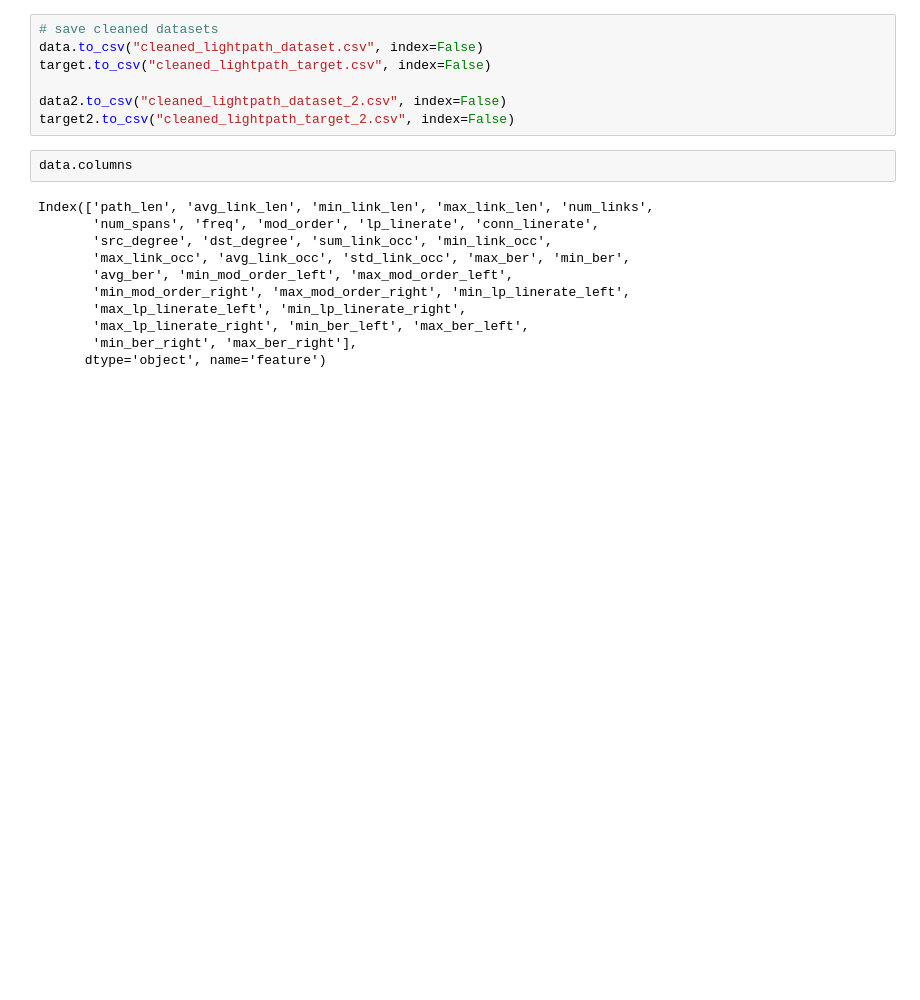
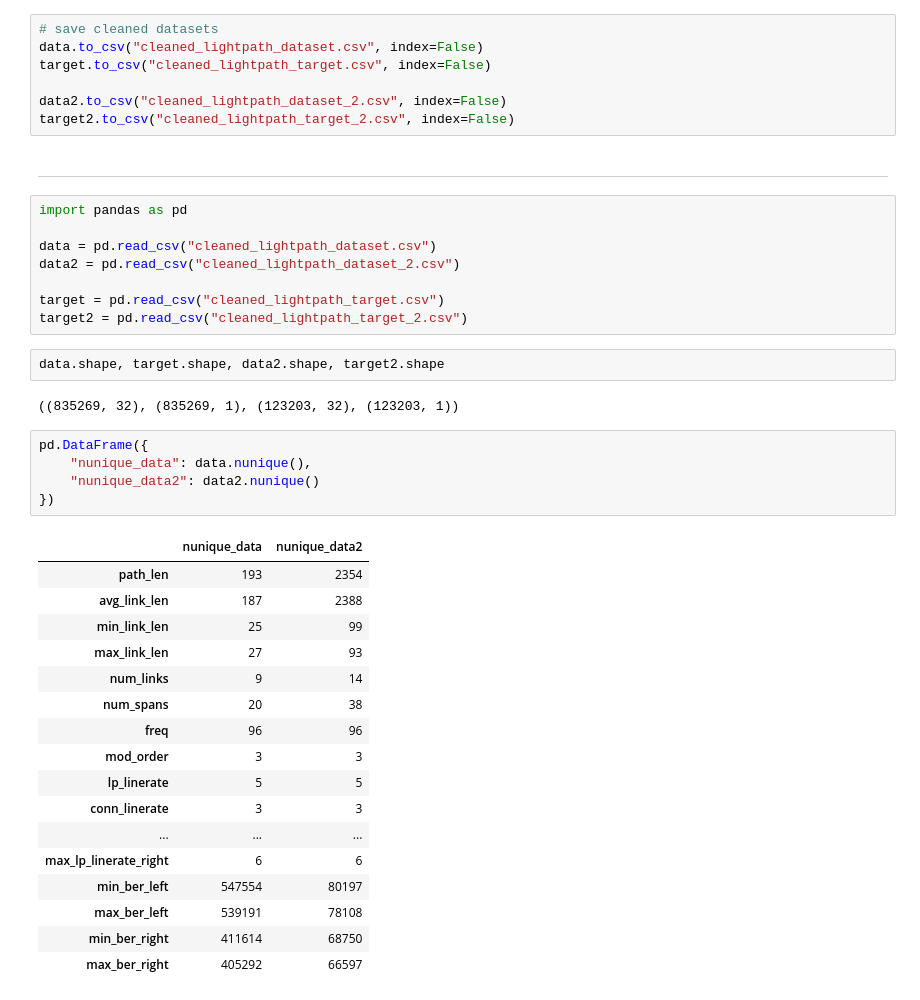
Before and after one commit to alialhousseini/QoT-transfer-learning, a Jupyter notebook: notebook.ipynb, the cells around one changed output. Cells and saved outputs as stored; diff of their text form; blank space fills up the shorter version.

```diff
--- a/notebook.ipynb
+++ b/notebook.ipynb
@@ -524,16 +538,40 @@ target.to_csv("cleaned_lightpath_target.csv", index=False)
 
 data2.to_csv("cleaned_lightpath_dataset_2.csv", index=False)
 target2.to_csv("cleaned_lightpath_target_2.csv", index=False)
+# %% [markdown]
+_____
+# %%
+import pandas as pd
+
+data = pd.read_csv("cleaned_lightpath_dataset.csv")
+data2 = pd.read_csv("cleaned_lightpath_dataset_2.csv")
+
+target = pd.read_csv("cleaned_lightpath_target.csv")
+target2 = pd.read_csv("cleaned_lightpath_target_2.csv")
+# %%
+data.shape, target.shape, data2.shape, target2.shape
+# %% [output]
+((835269, 32), (835269, 1), (123203, 32), (123203, 1))
 # %%
-data.columns
+pd.DataFrame({
+    "nunique_data": data.nunique(),
+    "nunique_data2": data2.nunique()
+})
 # %% [output]
-Index(['path_len', 'avg_link_len', 'min_link_len', 'max_link_len', 'num_links',
-       'num_spans', 'freq', 'mod_order', 'lp_linerate', 'conn_linerate',
-       'src_degree', 'dst_degree', 'sum_link_occ', 'min_link_occ',
-       'max_link_occ', 'avg_link_occ', 'std_link_occ', 'max_ber', 'min_ber',
-       'avg_ber', 'min_mod_order_left', 'max_mod_order_left',
-       'min_mod_order_right', 'max_mod_order_right', 'min_lp_linerate_left',
-       'max_lp_linerate_left', 'min_lp_linerate_right',
-       'max_lp_linerate_right', 'min_ber_left', 'max_ber_left',
-       'min_ber_right', 'max_ber_right'],
-      dtype='object', name='feature')
+|  | nunique_data | nunique_data2 |
+| path_len | 193 | 2354 |
+| avg_link_len | 187 | 2388 |
+| min_link_len | 25 | 99 |
+| max_link_len | 27 | 93 |
+| num_links | 9 | 14 |
+| num_spans | 20 | 38 |
+| freq | 96 | 96 |
+| mod_order | 3 | 3 |
+| lp_linerate | 5 | 5 |
+| conn_linerate | 3 | 3 |
+| ... | ... | ... |
+| max_lp_linerate_right | 6 | 6 |
+| min_ber_left | 547554 | 80197 |
+| max_ber_left | 539191 | 78108 |
+| min_ber_right | 411614 | 68750 |
+| max_ber_right | 405292 | 66597 |
```
Also changed, not shown: parts of 15 cells of this notebook, 6 other files.
